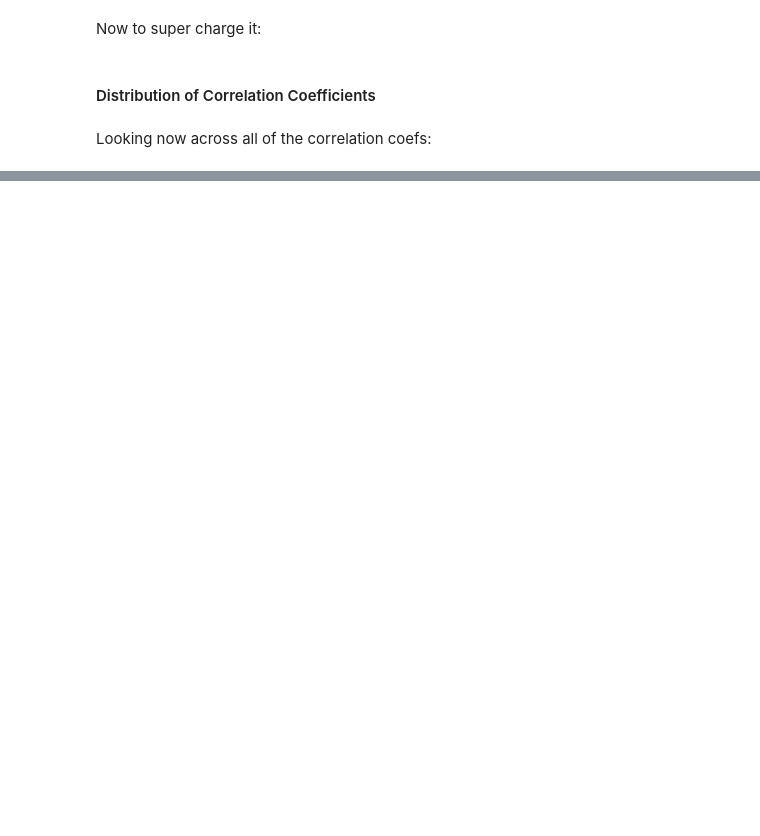
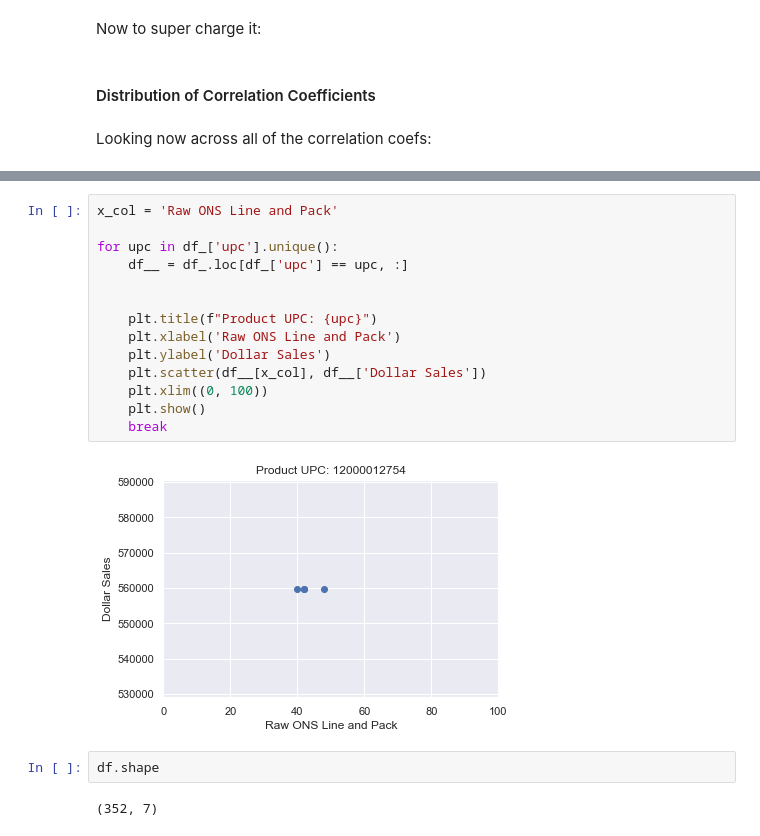
Before and after one commit to mess-clarifai/behaviorally, a Jupyter notebook: notebooks/correlations.ipynb, the cells around one changed output, grey strips where cells are left out. Saved outputs shown, nothing was run; the diff lists cells and outputs as text; blank space fills up the shorter version.

```diff
--- a/notebooks/correlations.ipynb
+++ b/notebooks/correlations.ipynb
@@ -398,0 +449,20 @@ tools.plotting.coef_dist_plot(all_coefs)
+# %%
+x_col = 'Raw ONS Line and Pack'
+
+for upc in df_['upc'].unique():
+    df__ = df_.loc[df_['upc'] == upc, :]
+
+
+    plt.title(f"Product UPC: {upc}")
+    plt.xlabel('Raw ONS Line and Pack')
+    plt.ylabel('Dollar Sales')
+    plt.scatter(df__[x_col], df__['Dollar Sales'])
+    plt.xlim((0, 100))
+    plt.show()
+    break
+# %% [output]
+[figure, added]
+# %%
+df.shape
+# %% [output]
+(352, 7)
```
Also changed, not shown: parts of 14 cells of this notebook, 5 other files.
